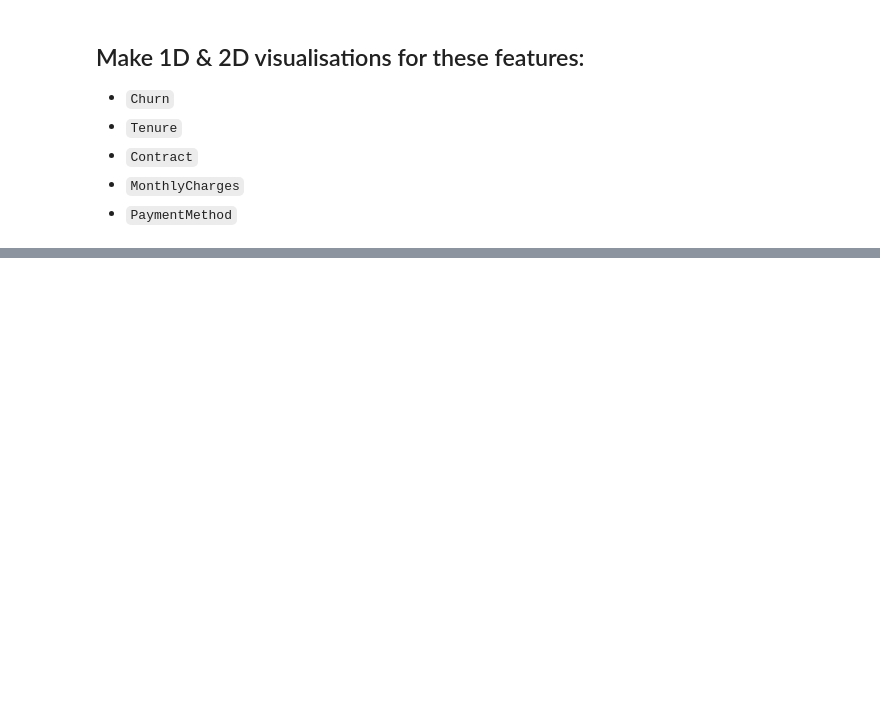
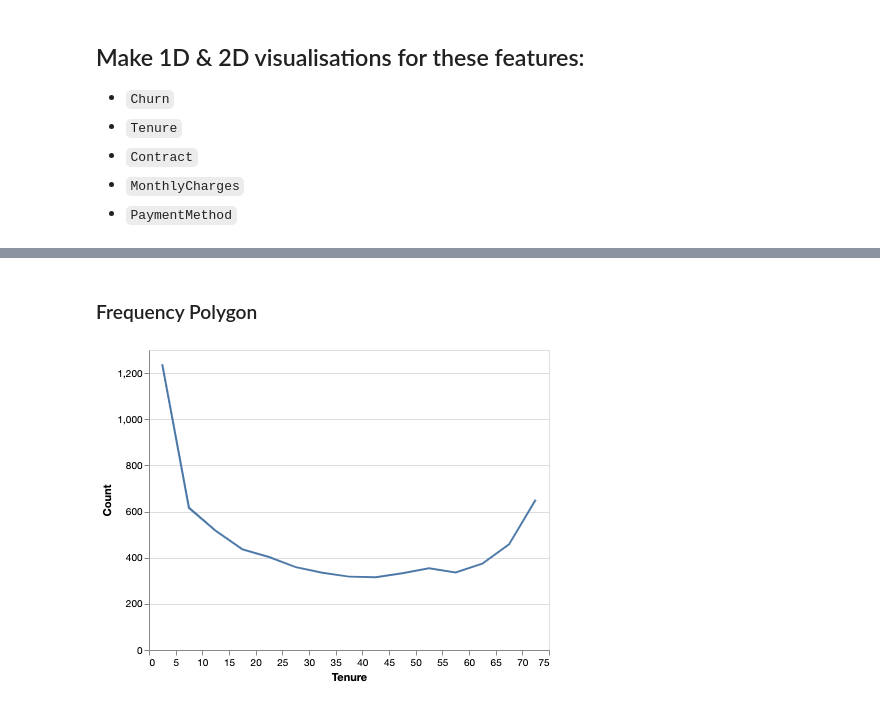
Before and after one commit to amitkaps/data-vis-workshop, a Jupyter notebook: notebooks/02-Telco-Basic.ipynb, the cells around one changed output, grey strips where cells are left out. Saved outputs shown, nothing was run; the diff lists cells and outputs as text; code cells hidden in the pictures; blank space fills up the shorter version.

```diff
--- a/notebooks/02-Telco-Basic.ipynb
+++ b/notebooks/02-Telco-Basic.ipynb
@@ -89,0 +139,9 @@ dtype: object
+# %% [markdown]
+### Frequency Polygon
+# %%
+alt.Chart(df).mark_line().encode(
+    alt.X("Tenure:Q", bin=alt.BinParams(maxbins=20), title="Tenure"),
+    alt.Y("count()", title="Count")
+)
+# %% [output]
+[figure, added]
```
Also changed, not shown: parts of 18 cells of this notebook, 5 other files.
